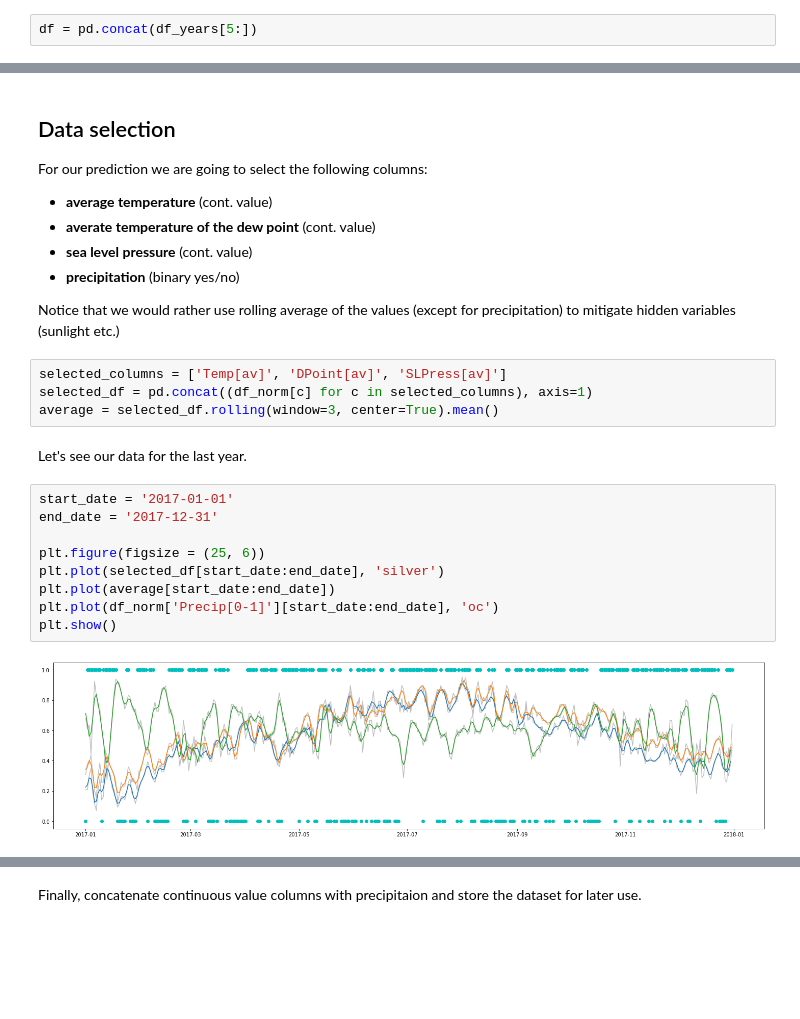
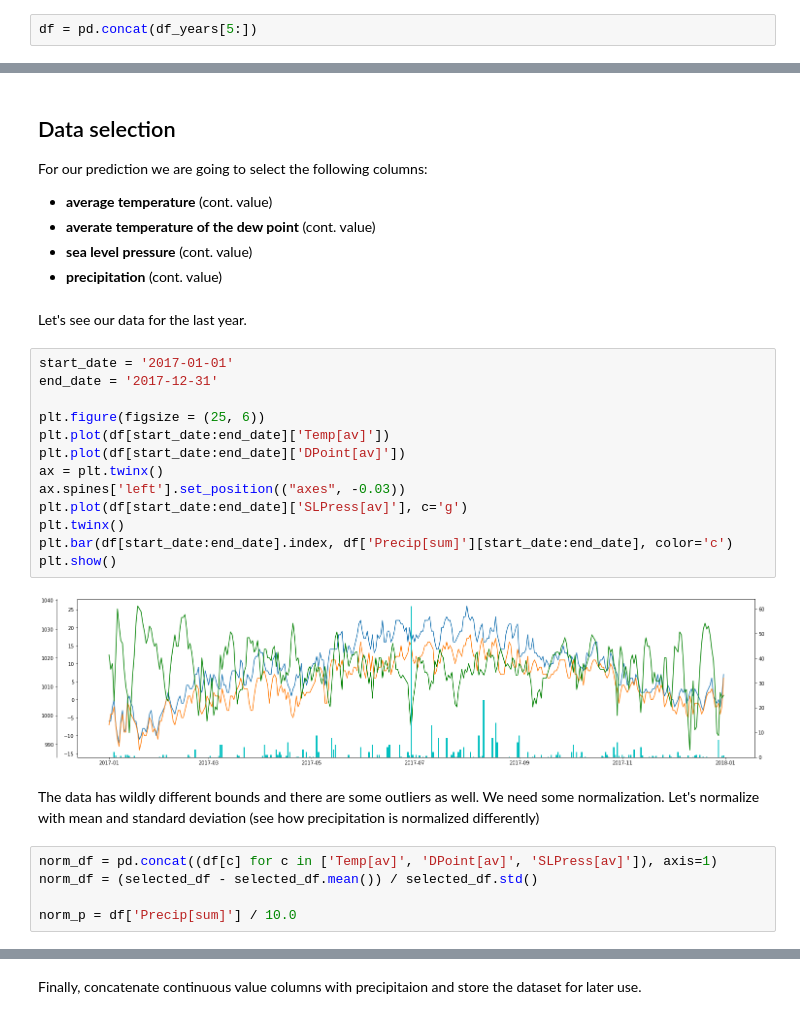
Before and after one commit to mlcollege/time-series-analysis, a Jupyter notebook: src/weather_data.ipynb, the cells around one changed output, grey strips where cells are left out. Cells and saved outputs as stored; diff of their text form; blank space fills up the shorter version.

```diff
--- a/src/weather_data.ipynb
+++ b/src/weather_data.ipynb
@@ -181,23 +178,29 @@ For our prediction we are going to select the following columns:
 - **average temperature** (cont. value)
 - **averate temperature of the dew point** (cont. value)
 - **sea level pressure** (cont. value)
-- **precipitation** (binary yes/no)
-
-Notice that we would rather use rolling average of the values (except for precipitation) to mitigate hidden variables (sunlight etc.)
+- **precipitation** (cont. value)
-# %%
-selected_columns = ['Temp[av]', 'DPoint[av]', 'SLPress[av]']
-selected_df = pd.concat((df_norm[c] for c in selected_columns), axis=1)
-average = selected_df.rolling(window=3, center=True).mean()
 # %% [markdown]
 Let's see our data for the last year.
 # %%
 start_date = '2017-01-01'
 end_date = '2017-12-31'
 
 plt.figure(figsize = (25, 6))
-plt.plot(selected_df[start_date:end_date], 'silver')
-plt.plot(average[start_date:end_date])
-plt.plot(df_norm['Precip[0-1]'][start_date:end_date], 'oc')
+plt.plot(df[start_date:end_date]['Temp[av]'])
+plt.plot(df[start_date:end_date]['DPoint[av]'])
+ax = plt.twinx()
+ax.spines['left'].set_position(("axes", -0.03))
+plt.plot(df[start_date:end_date]['SLPress[av]'], c='g')
+plt.twinx()
+plt.bar(df[start_date:end_date].index, df['Precip[sum]'][start_date:end_date], color='c')
 plt.show()
 # %% [output]
-[figure, old version]
+[figure, new version]
+# %% [markdown]
+The data has wildly different bounds and there are some outliers as well. We need some normalization.
+Let's normalize with mean and standard deviation (see how precipitation is normalized differently)
+# %%
+norm_df = pd.concat((df[c] for c in ['Temp[av]', 'DPoint[av]', 'SLPress[av]']), axis=1)
+norm_df = (selected_df - selected_df.mean()) / selected_df.std()
+
+norm_p = df['Precip[sum]'] / 10.0
```
Also changed, not shown: parts of 13 cells of this notebook, 3 other files.
